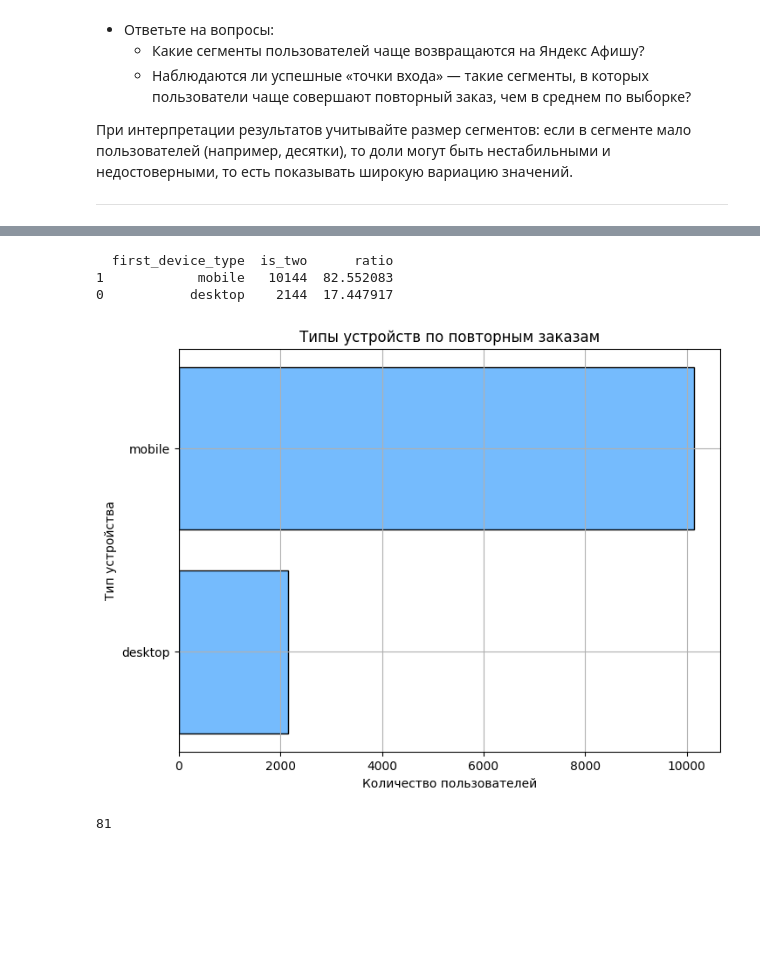
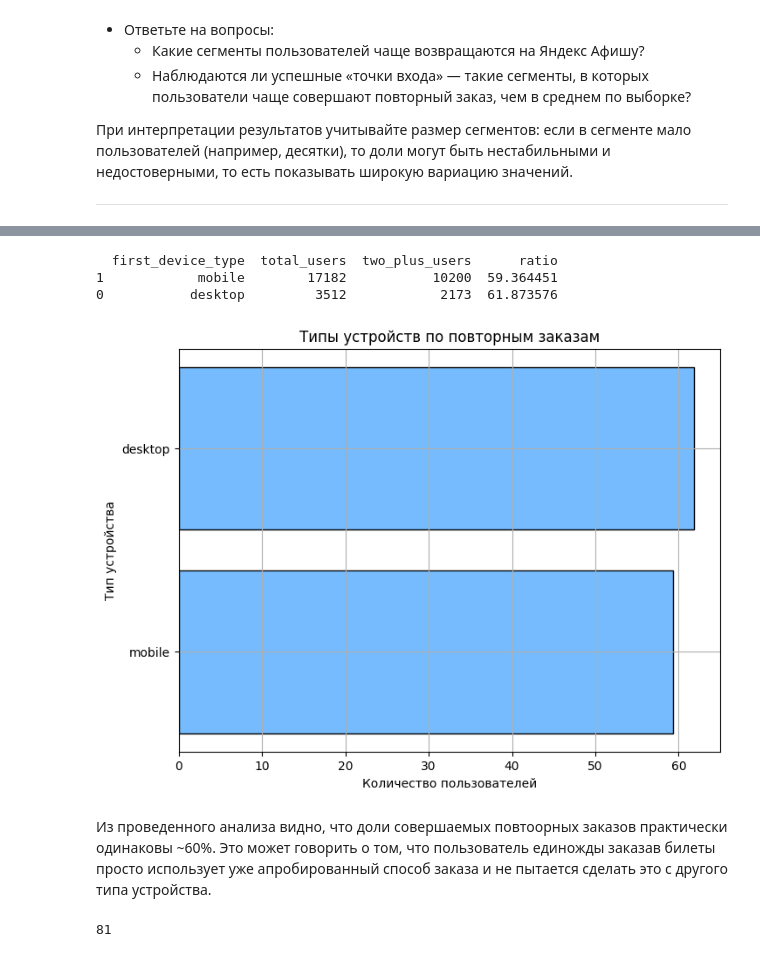
Before and after one commit to mrromanivanov/afisha_yandex_analysis, a Jupyter notebook: afisha_Ivanov_Roman.ipynb, the cells around one changed output, grey strips where cells are left out. Cells and saved outputs as stored; diff of their text form; code cells hidden in the pictures; blank space fills up the shorter version.

```diff
--- a/afisha_Ivanov_Roman.ipynb
+++ b/afisha_Ivanov_Roman.ipynb
@@ -536,0 +572,4 @@ for col in cols:
+# %%
+# Избавляемся от дубликатов
+df = df.drop_duplicates(subset=['user_id', 'order_ts'], keep='first')
+df_reporter = DataFrameReporter(df)
@@ -702,18 +779,15 @@ len(user_aggr_data)
 # %%
-# Посчитаем показатели пользователя по первому заказу
-min_dates = df.groupby('user_id')['order_ts'].min().reset_index()
-first_orders = df.merge(min_dates, on=['user_id', 'order_ts'])
+# 3. Агрегируем общие показатели по пользователю (как было ранее)
+user_aggr_data = (df.groupby('user_id')
+                  .agg(
+                      first_order_dt=('order_dt', 'min'),
+                      last_order_dt=('order_dt', 'max'),
+                      qty_orders=('order_id', 'count'),
+                      avg_revenue_rub=('revenue_rub', 'mean'),
+                      avg_tickets=('tickets_count', 'mean'),
+                      avg_order_days=('days_since_prev', 'mean')
+                  )
+                  .reset_index())
 
-
-user_first_order_aggr_data = first_orders[['user_id',
-                                           'device_type_canonical',
-                                           'region_name',
-                                           'service_name',
-                                           'event_type_main']].rename(
-        columns={'device_type_canonical': 'first_device_type',
-                 'region_name' : 'first_region',
-                 'service_name' : 'firts_service_name',
-                 'event_type_main' : 'first_event_type'})
-
-len(user_first_order_aggr_data)
+len(user_aggr_data)
 # %% [output]
@@ -760,0 +795,3 @@ Data columns (total 13 columns):
+# %%
+#Объединяем данные первого заказа с общими показателями
+user_profile = pd.merge(first_orders, user_aggr_data, on='user_id', how='inner')
@@ -1118,17 +1237,19 @@ user_profile.show_diagramm(seg_event_type_repeat, title="Типы меропри
 # %%
 #Повторные заказы по типу усройства
-seg_device_type_repeat = user_profile.create_user_segment('first_device_type', 'is_two', group_agg='sum')
+seg_device_type_repeat = user_profile.create_user_segment('first_device_type', target_col=None, calc_two_plus=True)
 print(seg_device_type_repeat.head(10))
 
 user_profile.show_diagramm(seg_device_type_repeat, title="Типы устройств по повторным заказам",
-                            Xcolumn='is_two',
+                            Xcolumn='ratio',
                             YColumn='first_device_type',
                             xlabel="Количество пользователей",
                             ylabel="Тип устройства")
 # %% [output]
-  first_device_type  is_two      ratio
-1            mobile   10144  82.552083
-0           desktop    2144  17.447917
+  first_device_type  total_users  two_plus_users      ratio
+1            mobile        17182           10200  59.364451
+0           desktop         3512            2173  61.873576
-[figure, old version]
+[figure, new version]
+# %% [markdown]
+Из проведенного анализа видно, что доли совершаемых повтоорных заказов практически одинаковы ~60%. Это может говорить о том, что пользователь единожды заказав билеты просто использует уже апробированный способ заказа и не пытается сделать это с другого типа устройства.
 # %%
 #Повторные заказы по регионам
```
Also changed, not shown: parts of 63 cells of this notebook, 1 other file.
